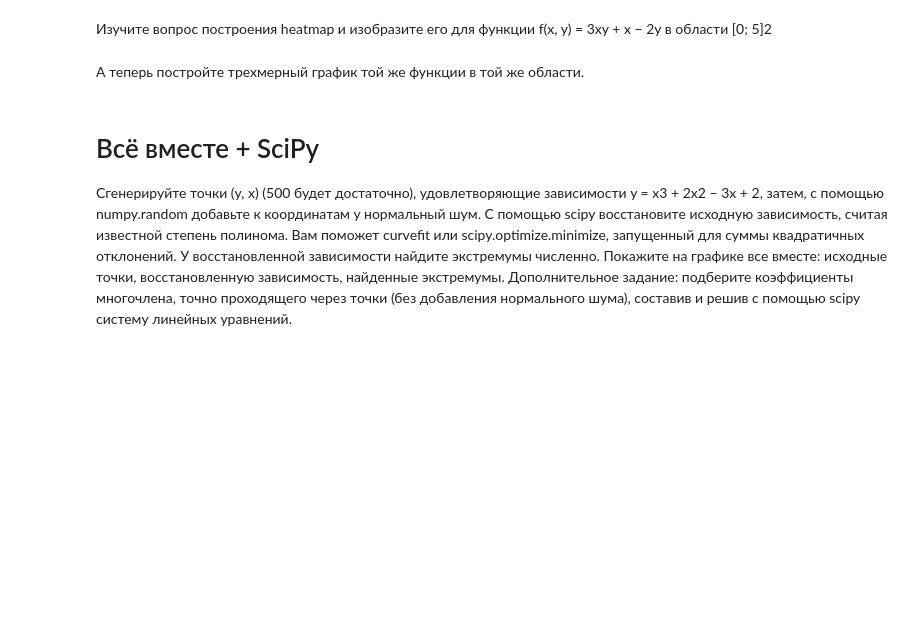
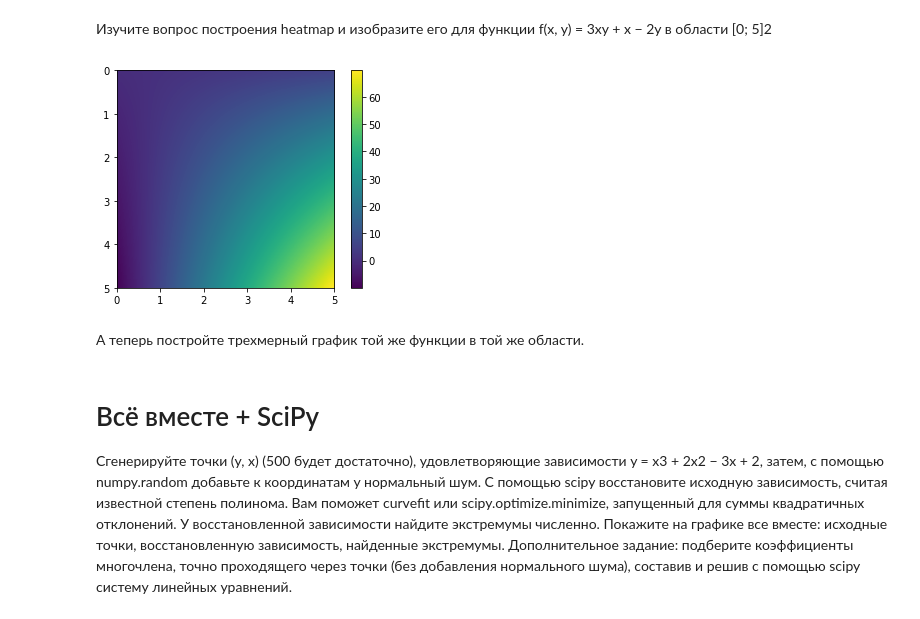
Before and after one commit to sash-tsvet/Python, a Jupyter notebook: Hometask 1.ipynb, the cells around one changed output. Saved outputs shown, nothing was run; the diff lists cells and outputs as text; code cells hidden in the pictures; blank space fills up the shorter version.

```diff
--- a/Hometask 1.ipynb
+++ b/Hometask 1.ipynb
@@ -44,5 +417,20 @@
 # %% [markdown]
 Изучите вопрос построения heatmap и изобразите его для функции f(x, y) = 3xy + x − 2y в области [0; 5]2
+# %%
+def f(x,y):
+    return 3*x*y + x - 2*y
+
+x = np.arange(0.0,5.0,0.01)
+y = np.arange(0.0,5.0,0.01)
+
+X,Y = np.meshgrid(x, y)
+Z =f(X,Y)
+plt.pcolormesh(X,Y,Z)
+plt.imshow(Z, extent=[0,5,5,0])
+plt.colorbar()
+plt.show()
+# %% [output]
+[figure, added]
 # %% [markdown]
 А теперь постройте трехмерный график той же функции в той же области.
 # %% [markdown]
```
Also changed, not shown: parts of 20 cells of this notebook, 6 other files.
